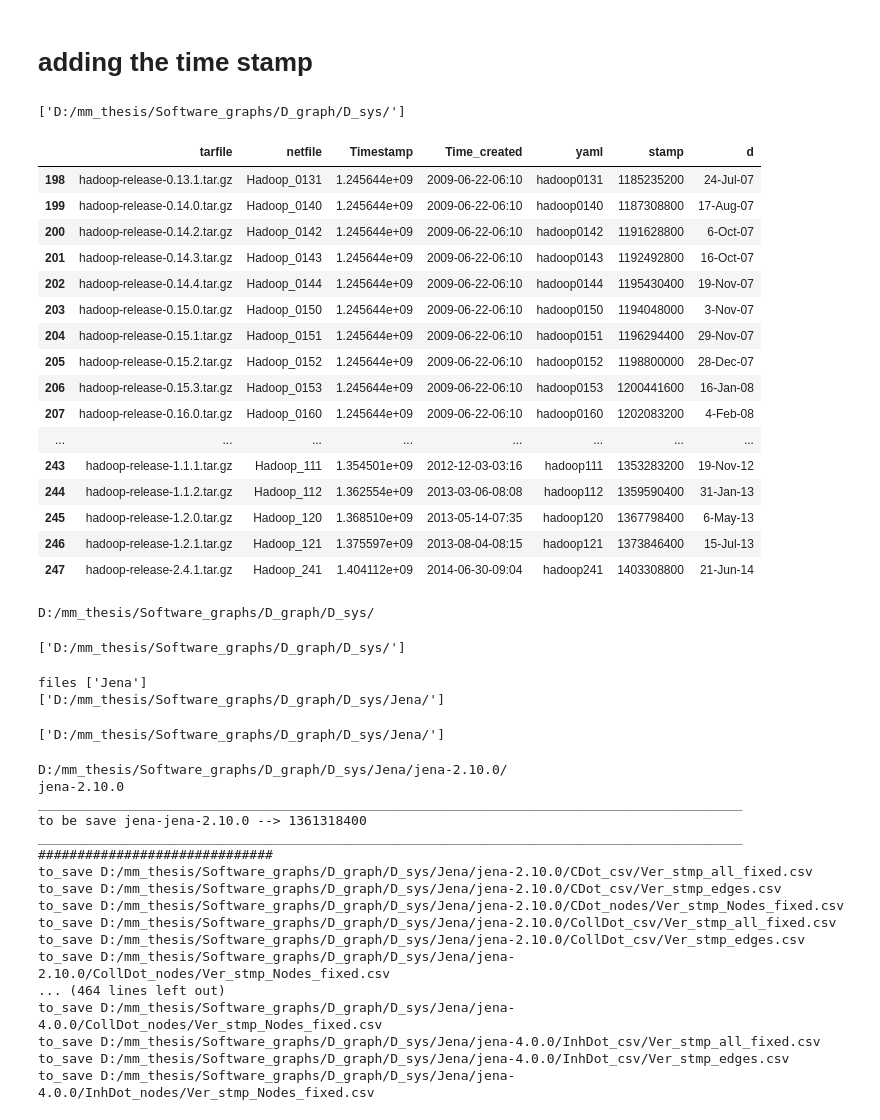
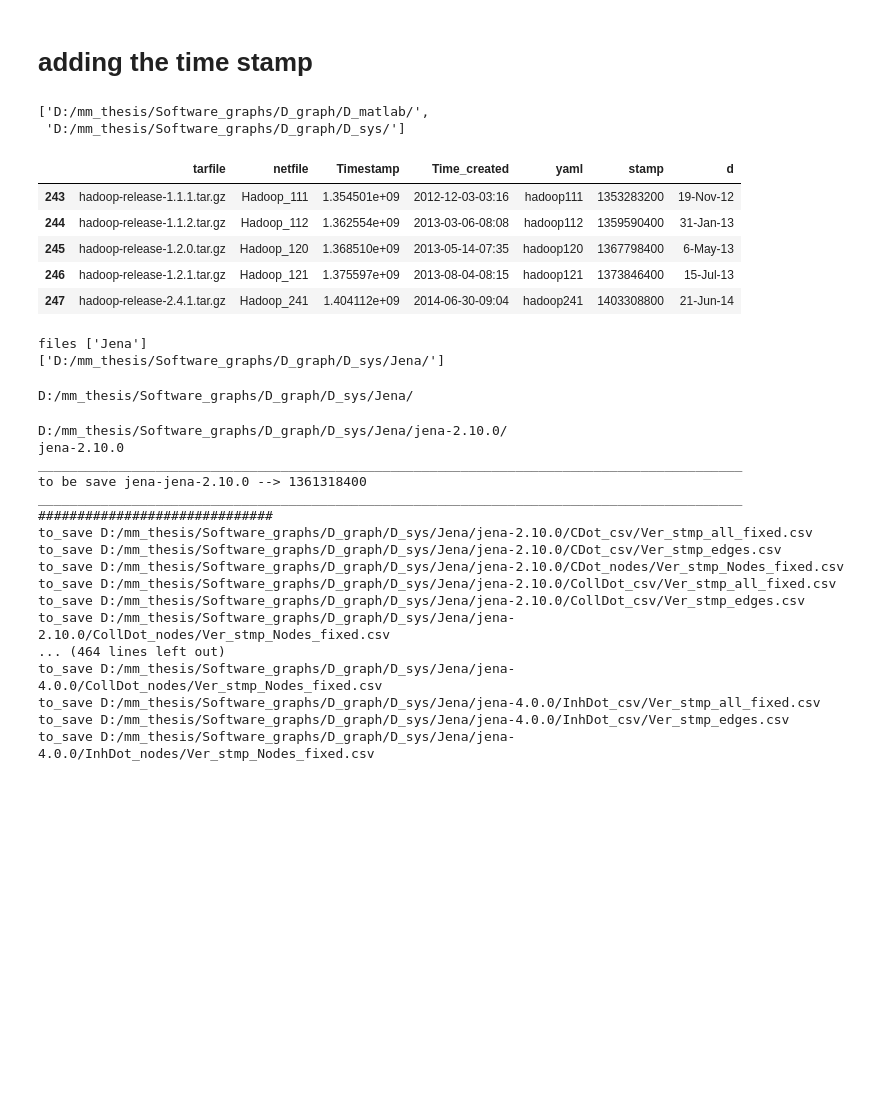
Before and after one commit to Matar-mona/software_network, a Jupyter notebook: SourceToNetwork.ipynb, the cells around one changed output. Drawn from its saved outputs; the diff is of its cells as text; code cells hidden in the pictures; blank space fills up the shorter version.

```diff
--- a/SourceToNetwork.ipynb
+++ b/SourceToNetwork.ipynb
@@ -540,56 +540,39 @@ csv_files1 = [(os.path.join(csv_path,infile)+"/") for infile in csv_path_l if os
 csv_files = [i for i in csv_files1 if i.find("Time") == -1]
 look_path = 'D:/mm_thesis/Software_graphs/lookup.csv'
 # look_path = 'D:/mm_thesis/Software_graphs/hadoop.csv'
-# %%
-csv_files1
-# %% [output]
-['D:/mm_thesis/Software_graphs/D_graph/D_sys/']
-# %%
-look_path = 'D:/mm_thesis/Software_graphs/lookup.csv'
-Lookup_df = pd.read_csv(look_path)
-Lookup_df.tail(50)
-# %% [output]
-|  | tarfile | netfile | Timestamp | Time_created | yaml | stamp | d |
-| 198 | hadoop-release-0.13.1.tar.gz | Hadoop_0131 | 1.245644e+09 | 2009-06-22-06:10 | hadoop0131 | 1185235200 | 24-Jul-07 |
-| 199 | hadoop-release-0.14.0.tar.gz | Hadoop_0140 | 1.245644e+09 | 2009-06-22-06:10 | hadoop0140 | 1187308800 | 17-Aug-07 |
-| 200 | hadoop-release-0.14.2.tar.gz | Hadoop_0142 | 1.245644e+09 | 2009-06-22-06:10 | hadoop0142 | 1191628800 | 6-Oct-07 |
-| 201 | hadoop-release-0.14.3.tar.gz | Hadoop_0143 | 1.245644e+09 | 2009-06-22-06:10 | hadoop0143 | 1192492800 | 16-Oct-07 |
-| 202 | hadoop-release-0.14.4.tar.gz | Hadoop_0144 | 1.245644e+09 | 2009-06-22-06:10 | hadoop0144 | 1195430400 | 19-Nov-07 |
-| 203 | hadoop-release-0.15.0.tar.gz | Hadoop_0150 | 1.245644e+09 | 2009-06-22-06:10 | hadoop0150 | 1194048000 | 3-Nov-07 |
-| 204 | hadoop-release-0.15.1.tar.gz | Hadoop_0151 | 1.245644e+09 | 2009-06-22-06:10 | hadoop0151 | 1196294400 | 29-Nov-07 |
-| 205 | hadoop-release-0.15.2.tar.gz | Hadoop_0152 | 1.245644e+09 | 2009-06-22-06:10 | hadoop0152 | 1198800000 | 28-Dec-07 |
-| 206 | hadoop-release-0.15.3.tar.gz | Hadoop_0153 | 1.245644e+09 | 2009-06-22-06:10 | hadoop0153 | 1200441600 | 16-Jan-08 |
-| 207 | hadoop-release-0.16.0.tar.gz | Hadoop_0160 | 1.245644e+09 | 2009-06-22-06:10 | hadoop0160 | 1202083200 | 4-Feb-08 |
-| ... | ... | ... | ... | ... | ... | ... | ... |
-| 243 | hadoop-release-1.1.1.tar.gz | Hadoop_111 | 1.354501e+09 | 2012-12-03-03:16 | hadoop111 | 1353283200 | 19-Nov-12 |
-| 244 | hadoop-release-1.1.2.tar.gz | Hadoop_112 | 1.362554e+09 | 2013-03-06-08:08 | hadoop112 | 1359590400 | 31-Jan-13 |
-| 245 | hadoop-release-1.2.0.tar.gz | Hadoop_120 | 1.368510e+09 | 2013-05-14-07:35 | hadoop120 | 1367798400 | 6-May-13 |
-| 246 | hadoop-release-1.2.1.tar.gz | Hadoop_121 | 1.375597e+09 | 2013-08-04-08:15 | hadoop121 | 1373846400 | 15-Jul-13 |
-| 247 | hadoop-release-2.4.1.tar.gz | Hadoop_241 | 1.404112e+09 | 2014-06-30-09:04 | hadoop241 | 1403308800 | 21-Jun-14 |
+# %%
+csv_files
+# %% [output]
+['D:/mm_thesis/Software_graphs/D_graph/D_matlab/',
+ 'D:/mm_thesis/Software_graphs/D_graph/D_sys/']
 # %%
 net_csv1 = [i for i in csv_files if  i.find('sys') !=-1]
+# %%
+look_path = 'D:/mm_thesis/Software_graphs/lookup.csv'
+Lookup_df = pd.read_csv(look_path)
+Lookup_df.tail()
+# %% [output]
+|  | tarfile | netfile | Timestamp | Time_created | yaml | stamp | d |
+| 243 | hadoop-release-1.1.1.tar.gz | Hadoop_111 | 1.354501e+09 | 2012-12-03-03:16 | hadoop111 | 1353283200 | 19-Nov-12 |
+| 244 | hadoop-release-1.1.2.tar.gz | Hadoop_112 | 1.362554e+09 | 2013-03-06-08:08 | hadoop112 | 1359590400 | 31-Jan-13 |
+| 245 | hadoop-release-1.2.0.tar.gz | Hadoop_120 | 1.368510e+09 | 2013-05-14-07:35 | hadoop120 | 1367798400 | 6-May-13 |
+| 246 | hadoop-release-1.2.1.tar.gz | Hadoop_121 | 1.375597e+09 | 2013-08-04-08:15 | hadoop121 | 1373846400 | 15-Jul-13 |
+| 247 | hadoop-release-2.4.1.tar.gz | Hadoop_241 | 1.404112e+09 | 2014-06-30-09:04 | hadoop241 | 1403308800 | 21-Jun-14 |
+# %%
+net_csv1 = [i for i in csv_files if  i.find('sys') !=-1]
+net_csv_d = os.listdir(net_csv1[0])
+print('files', net_csv_d)
+net_csv =[os.path.join(net_csv1[0],i)+'/' for i in net_csv_d ]
+print(net_csv)
+# %% [output]
+files ['Jena']
+['D:/mm_thesis/Software_graphs/D_graph/D_sys/Jena/']
 # %%
 # net_csv
-for net in net_csv1:
+for net in net_csv:
     print(net)
 # %% [output]
-D:/mm_thesis/Software_graphs/D_graph/D_sys/
+D:/mm_thesis/Software_graphs/D_graph/D_sys/Jena/
-# %%
-net_csv1
-# %% [output]
-['D:/mm_thesis/Software_graphs/D_graph/D_sys/']
-# %%
-net_csv_d = os.listdir(net_csv1[0])
-print('files', net_csv_d)
-net_csv =[os.path.join(net_csv1[0],net_csv_d[0])+'/' ]
-print(net_csv)
-# %% [output]
-files ['Jena']
-['D:/mm_thesis/Software_graphs/D_graph/D_sys/Jena/']
-# %%
-net_csv
-# %% [output]
-['D:/mm_thesis/Software_graphs/D_graph/D_sys/Jena/']
 # %%
 for net in net_csv:
 #  for net in csv_files:
```
Also changed, not shown: parts of 7 cells of this notebook.
